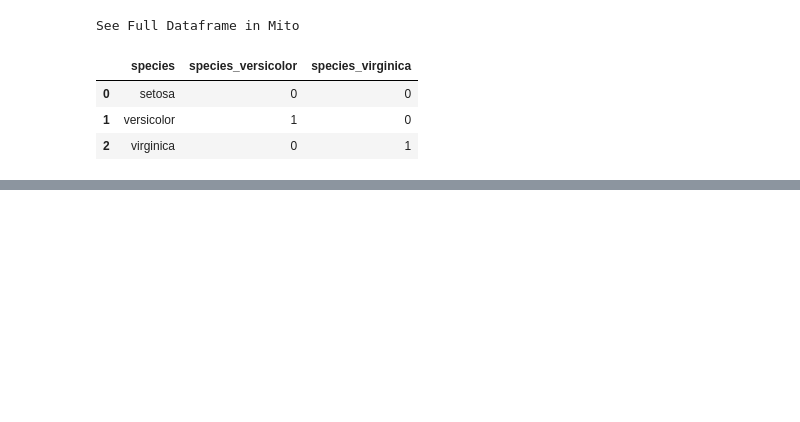
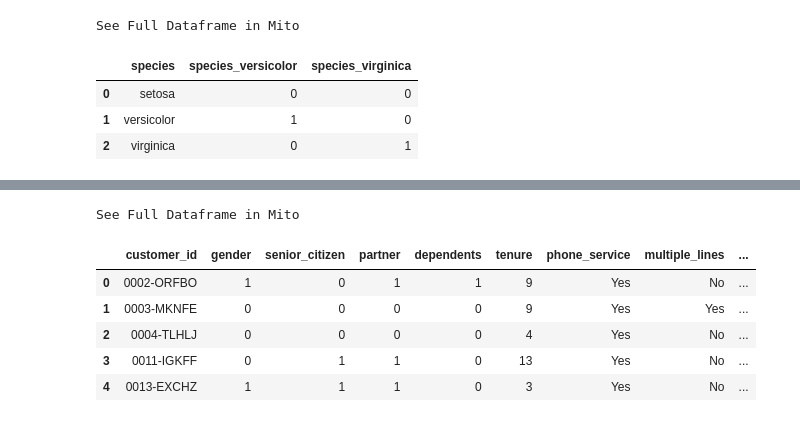
Before and after one commit to fred-lindsey/classification_exercises, a Jupyter notebook: classification_exercises.ipynb, the cells around one changed output, grey strips where cells are left out. Cells and saved outputs as stored; diff of their text form; code cells hidden in the pictures; blank space fills up the shorter version.

```diff
--- a/classification_exercises.ipynb
+++ b/classification_exercises.ipynb
@@ -432,0 +318,3 @@ See Full Dataframe in Mito
+# %%
+#convert to correct data type:
+df['total_charges'] = df.total_charges.astype(float)
@@ -432,0 +330,49 @@ See Full Dataframe in Mito
+# %%
+#Get dummies for non-binary categorical variables:
+dummy_df = pd.get_dummies(df[['contract_type', 'payment_type',
+                              'internet_service_type']],
+                              dummy_na = False,
+                              drop_first=[True, True, True])
+#concatenate the two dataframes
+df = pd.concat([df, dummy_df], axis=1)
+# %%
+def prep_telco(df):
+    """
+    Takes in Telco_Churn Dataframe.
+    Arguments: drops unnecessary columns, converts categorical data.
+    Returns cleaned data.
+    """
+    #drop unneeded columns
+    df.drop(columns=['internet_service_type_id',
+                 'payment_type_id', 'contract_type_id'], inplace=True)
+    #drop null values stored as whitespace:
+    df['total_charges'] = df['total_charges'].str.strip()
+    df = df[df.total_charges != ""]
+    #convert to correct data type:
+    df['total_charges'] = df.total_charges.astype(float)
+    #Convert binary categorical to numeric
+    df['gender'] = df.gender.map({'Female': 1, 'Male': 0})
+    df['partner'] = df.partner.map({'Yes': 1, 'No': 0})
+    df['dependents'] = df.dependents.map({'Yes': 1, 'No': 0})
+    df['tech_support'] = df.tech_support.map({'Yes': 1, 'No': 0})
+    df['streaming_tv'] = df.streaming_tv.map({'Yes': 1, 'No': 0})
+    df['streaming_movies'] = df.streaming_movies.map({'Yes': 1, 'No': 0})
+    df['paperless_billing'] = df.paperless_billing.map({'Yes': 1, 'No': 0})
+    #Get dummies for non-binary categorical variables:
+    dummy_df = pd.get_dummies(df[['contract_type', 'payment_type',
+                              'internet_service_type']],
+                              dummy_na = False,
+                              drop_first=[True, True, True])
+    #concatenate the two dataframes
+    df = pd.concat([df, dummy_df], axis=1)
+    return df
+# %%
+prep_telco(df).head()
+# %% [output]
+See Full Dataframe in Mito
+|  | customer_id | gender | senior_citizen | partner | dependents | tenure | phone_service | multiple_lines | ... |
+| 0 | 0002-ORFBO | 1 | 0 | 1 | 1 | 9 | Yes | No | ... |
+| 1 | 0003-MKNFE | 0 | 0 | 0 | 0 | 9 | Yes | Yes | ... |
+| 2 | 0004-TLHLJ | 0 | 0 | 0 | 0 | 4 | Yes | No | ... |
+| 3 | 0011-IGKFF | 0 | 1 | 1 | 0 | 13 | Yes | No | ... |
+| 4 | 0013-EXCHZ | 1 | 1 | 1 | 0 | 3 | Yes | No | ... |
```
Also changed, not shown: parts of 52 cells of this notebook, 4 other files.
